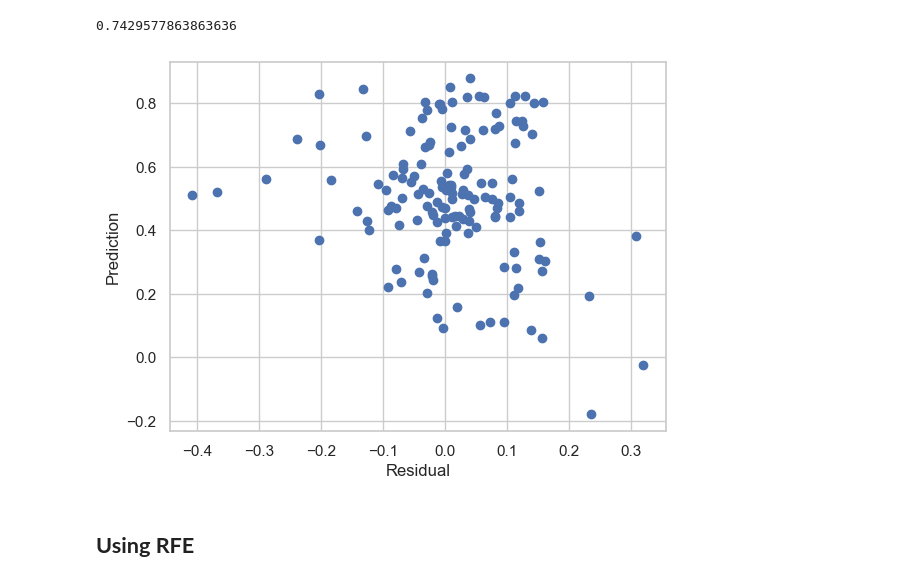
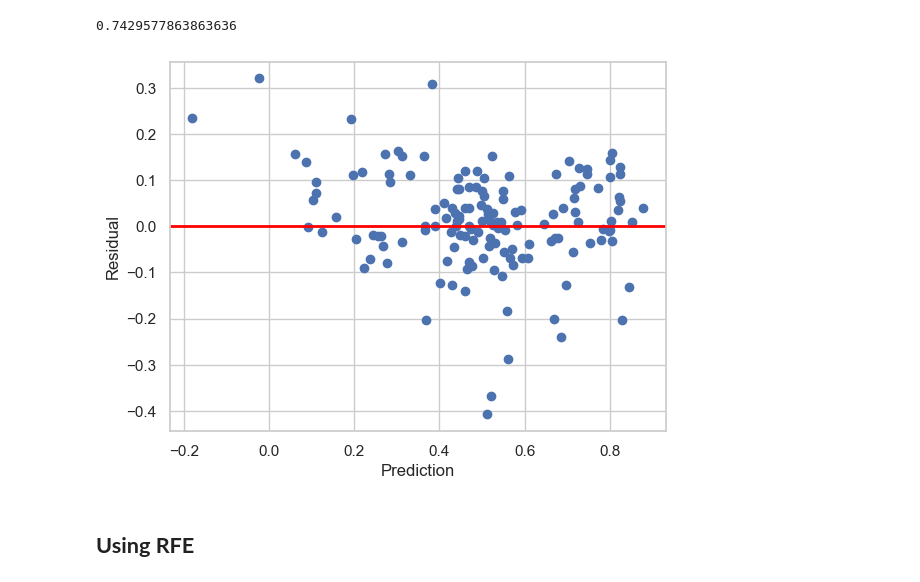
Before and after one commit to Anki0812/Bike-Rental, a Jupyter notebook: Bike_Rental_Case_Study.ipynb, the cells around one changed output. Drawn from its saved outputs; the diff is of its cells as text; code cells hidden in the pictures.

```diff
--- a/Bike_Rental_Case_Study.ipynb
+++ b/Bike_Rental_Case_Study.ipynb
@@ -1830,12 +1831,13 @@ r2_score(y_true=y_test, y_pred=y_pred)
 # %% [output]
 0.7429577863863636
 # %%
-plt.scatter(y_test - y_pred,y_pred)
-plt.xlabel('Residual')
-plt.ylabel('Prediction')
+plt.scatter(y_pred, y_test - y_pred)
+plt.ylabel('Residual')
+plt.xlabel('Prediction')
+plt.axhline(lw=2, color='red')
 plt.show()
 # %% [output]
-[figure, old version]
+[figure, new version]
 # %% [markdown]
 ## **Using RFE**
 # %% [markdown]
```
Also changed, not shown: parts of 30 cells of this notebook.
